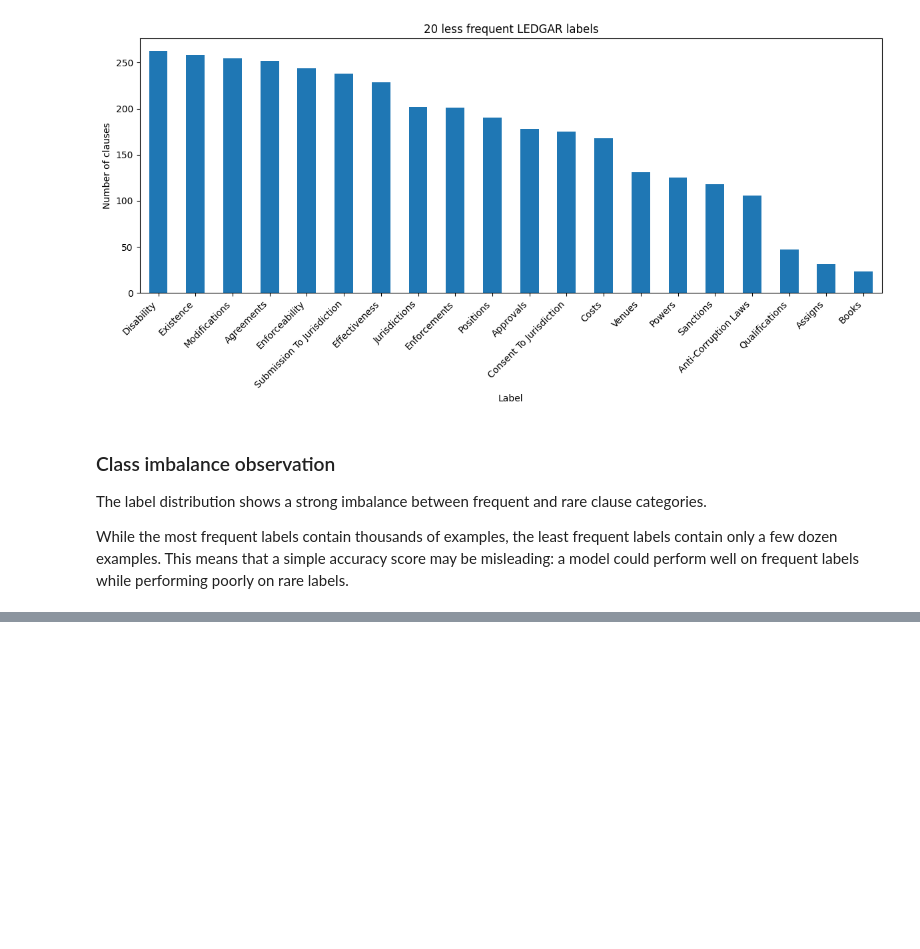
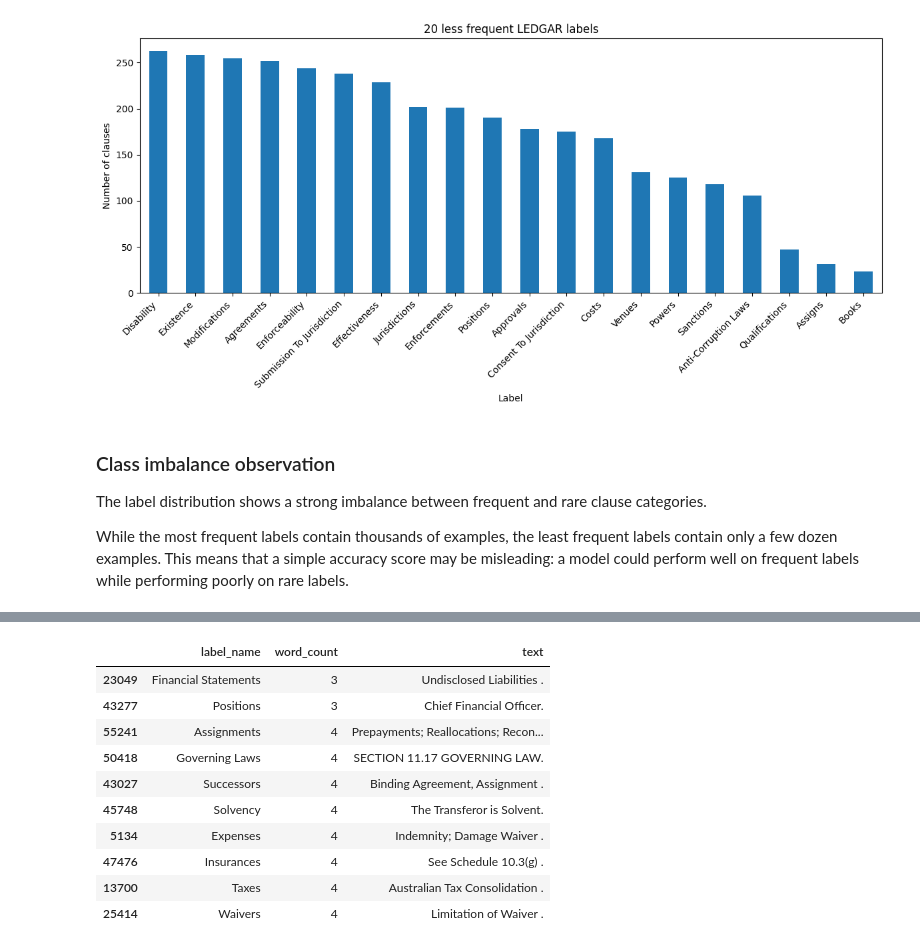
Before and after one commit to lkepli/BrickLawyer, a Jupyter notebook: notebooks/01_data_prep.ipynb, the cells around one changed output, grey strips where cells are left out. Cells and saved outputs as stored; diff of their text form; code cells hidden in the pictures; blank space fills up the shorter version.

```diff
--- a/notebooks/01_data_prep.ipynb
+++ b/notebooks/01_data_prep.ipynb
@@ -208,0 +254,14 @@ While the most frequent labels contain thousands of examples, the least frequent
+# %%
+train_df.sort_values("word_count").head(10)[["label_name", "word_count", "text"]]
+# %% [output]
+|  | label_name | word_count | text |
+| 23049 | Financial Statements | 3 | Undisclosed Liabilities . |
+| 43277 | Positions | 3 | Chief Financial Officer. |
+| 55241 | Assignments | 4 | Prepayments; Reallocations; Recon... |
+| 50418 | Governing Laws | 4 | SECTION 11.17 GOVERNING LAW. |
+| 43027 | Successors | 4 | Binding Agreement, Assignment . |
+| 45748 | Solvency | 4 | The Transferor is Solvent. |
+| 5134 | Expenses | 4 | Indemnity; Damage Waiver . |
+| 47476 | Insurances | 4 | See Schedule 10.3(g) . |
+| 13700 | Taxes | 4 | Australian Tax Consolidation . |
+| 25414 | Waivers | 4 | Limitation of Waiver . |
```
Also changed, not shown: parts of 11 cells of this notebook.
